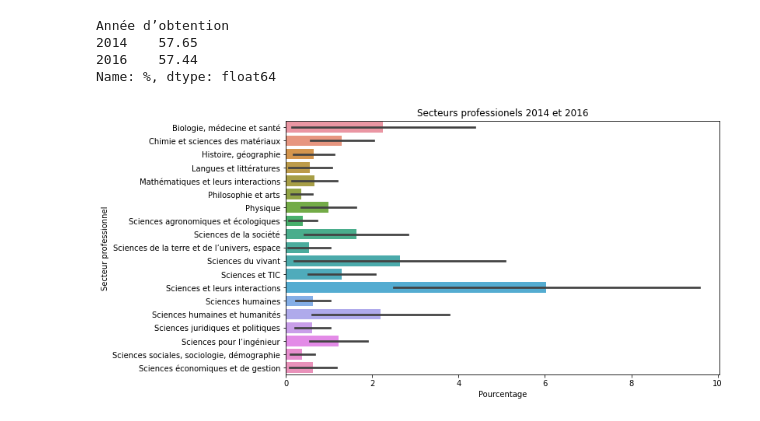
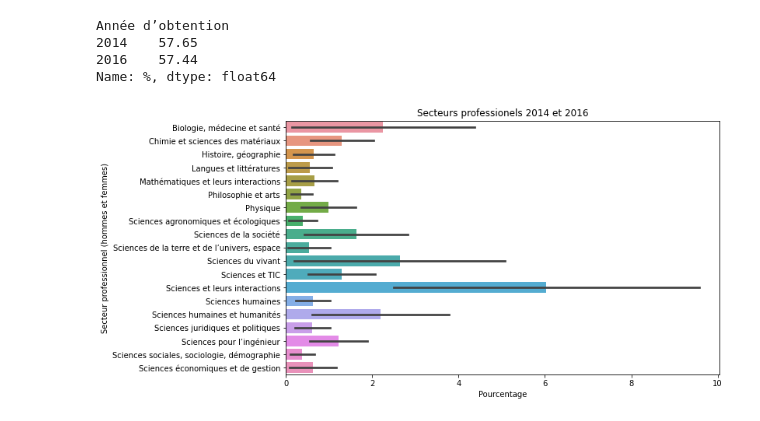
Before and after one commit to smtux/DUDA, a Jupyter notebook: inser_pro/src/pro.ipynb, the cells around one changed output. Saved outputs shown, nothing was run; the diff lists cells and outputs as text; code cells hidden in the pictures.

```diff
--- a/inser_pro/src/pro.ipynb
+++ b/inser_pro/src/pro.ipynb
@@ -816,20 +816,20 @@ Name: %, dtype: float64
 # %%
 # Représentation des répartitions dans les différents secteurs professionnel pour l'ensemble des genres
 fig, ax = plt.subplots(1, 1, figsize=(10, 6))
 sns.barplot(
     data=df_graph_full,
     y="Discipline principale",
     x="%",
     errorbar="sd",
     ax=ax)
 
 ax.set_title("Secteurs professionels 2014 et 2016")
 ax.set_xlabel("Pourcentage")
-ax.set_ylabel("Secteur professionnel")
+ax.set_ylabel("Secteur professionnel (hommes et femmes)")
 plt.xticks()
 plt.show()
 # %% [output]
-[figure, old version]
+[figure, new version]
 # %%
 # Représentation des répartitions dans les différents secteurs professionnels par genre
 fig, ax = plt.subplots(1, 1, figsize=(10, 10))
```
Also changed, not shown: parts of 1 cell of this notebook.
